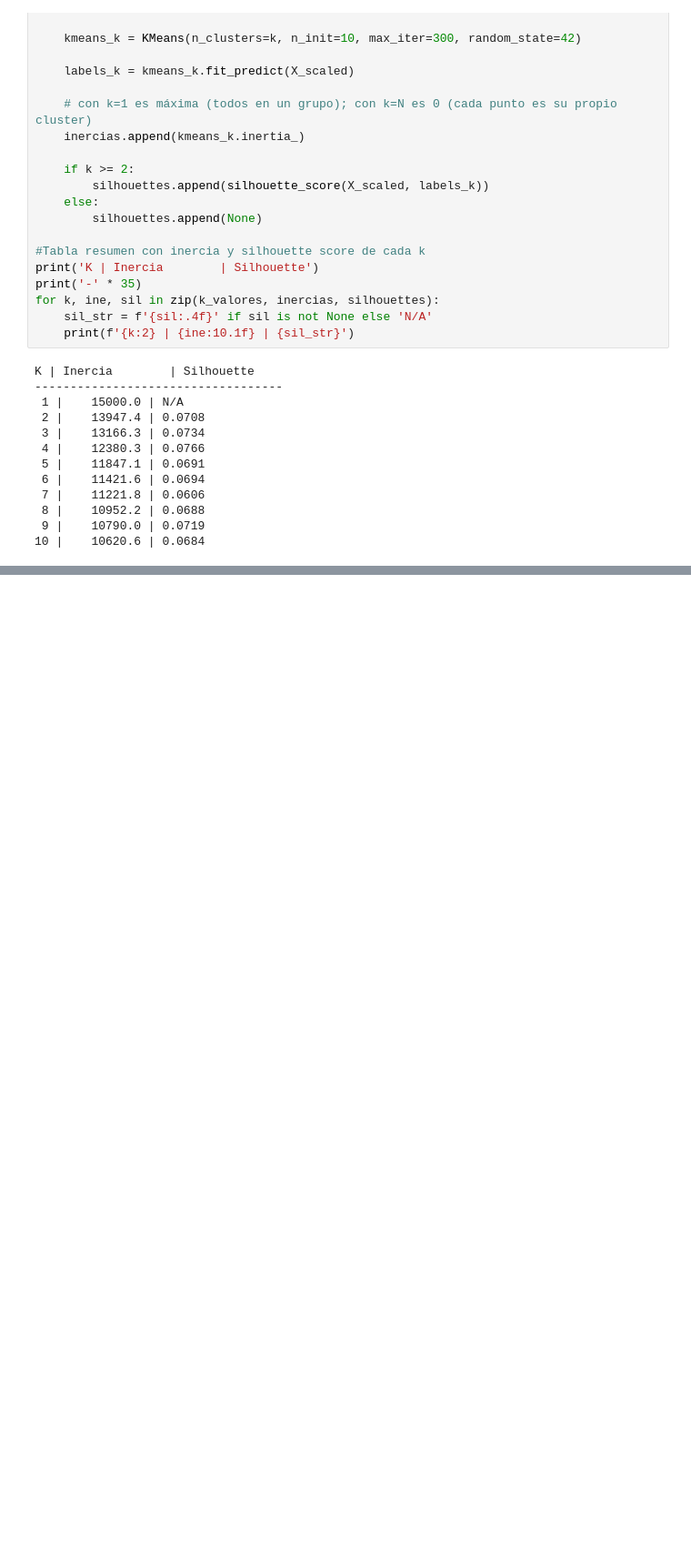
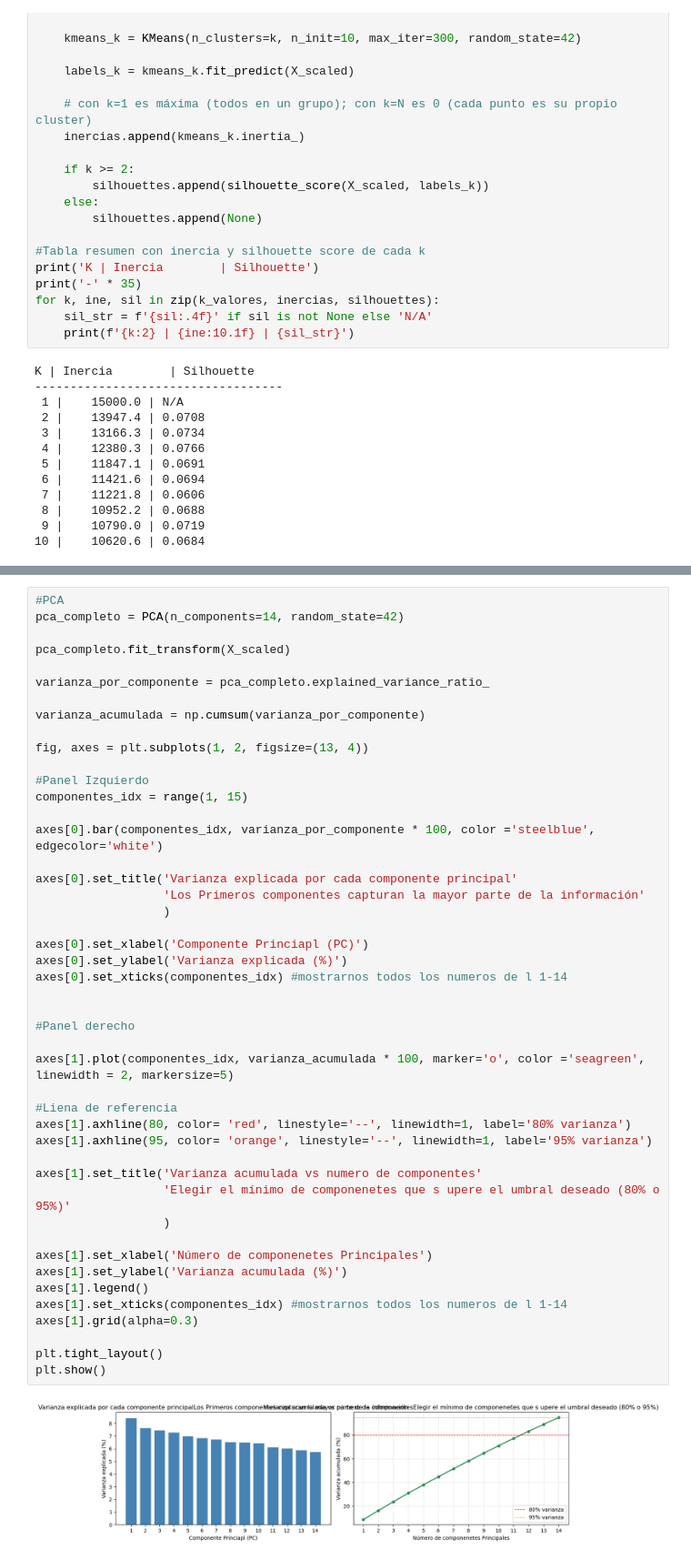
Before and after one commit to Jorge0827/MasterIA-Cohorte7, a Jupyter notebook: Unidad 3/clase3/clase3_clustering_pca.ipynb, the cells around one changed output, grey strips where cells are left out. Shown at 91% size. Saved outputs shown, nothing was run; the diff lists cells and outputs as text; blank space fills up the shorter version.

```diff
--- a/Unidad 3/clase3/clase3_clustering_pca.ipynb
+++ b/Unidad 3/clase3/clase3_clustering_pca.ipynb
@@ -135,0 +199,48 @@ K | Inercia        | Silhouette
+# %%
+#PCA
+pca_completo = PCA(n_components=14, random_state=42)
+
+pca_completo.fit_transform(X_scaled)
+
+varianza_por_componente = pca_completo.explained_variance_ratio_
+
+varianza_acumulada = np.cumsum(varianza_por_componente)
+
+fig, axes = plt.subplots(1, 2, figsize=(13, 4))
+
+#Panel Izquierdo
+componentes_idx = range(1, 15)
+
+axes[0].bar(componentes_idx, varianza_por_componente * 100, color ='steelblue', edgecolor='white')
+
+axes[0].set_title('Varianza explicada por cada componente principal'
+                  'Los Primeros componentes capturan la mayor parte de la información'
+                  )
+
+axes[0].set_xlabel('Componente Princiapl (PC)')
+axes[0].set_ylabel('Varianza explicada (%)')
+axes[0].set_xticks(componentes_idx) #mostrarnos todos los numeros de l 1-14
+
+
+#Panel derecho
+
+axes[1].plot(componentes_idx, varianza_acumulada * 100, marker='o', color ='seagreen', linewidth = 2, markersize=5)
+
+#Liena de referencia
+axes[1].axhline(80, color= 'red', linestyle='--', linewidth=1, label='80% varianza')
+axes[1].axhline(95, color= 'orange', linestyle='--', linewidth=1, label='95% varianza')
+
+axes[1].set_title('Varianza acumulada vs numero de componentes'
+                  'Elegir el mínimo de componenetes que s upere el umbral deseado (80% o 95%)'
+                  )
+
+axes[1].set_xlabel('Número de componenetes Principales')
+axes[1].set_ylabel('Varianza acumulada (%)')
+axes[1].legend()
+axes[1].set_xticks(componentes_idx) #mostrarnos todos los numeros de l 1-14
+axes[1].grid(alpha=0.3)
+
+plt.tight_layout()
+plt.show()
+# %% [output]
+[figure, added]
```
Also changed, not shown: parts of 4 cells of this notebook, 3 other files.
